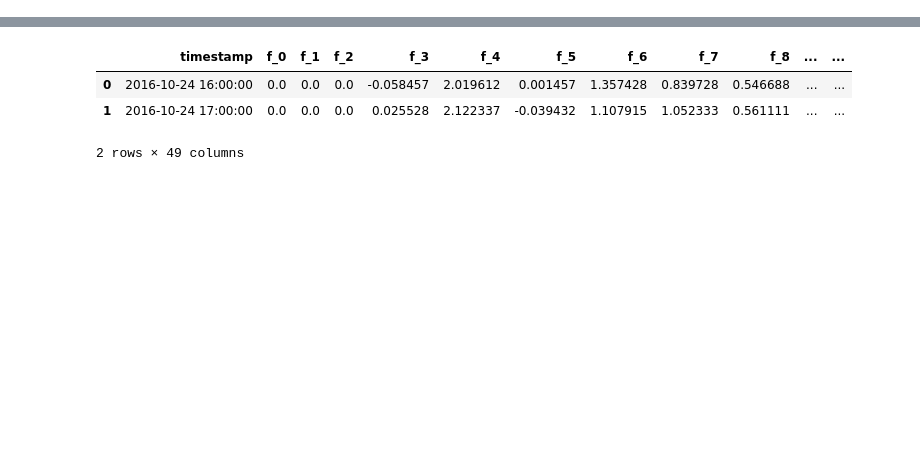
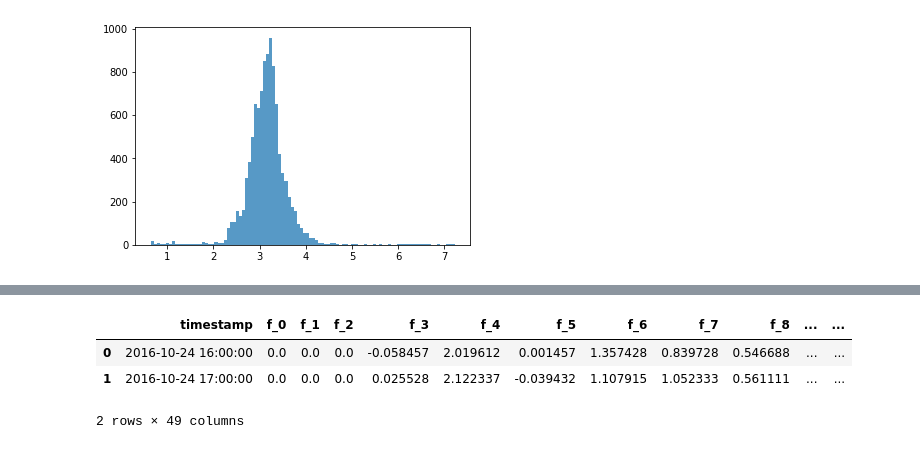
Before and after one commit to serzzh/SiburML, a Jupyter notebook: EDA_Sibur.ipynb, the cells around one changed output, grey strips where cells are left out. Cells and saved outputs as stored; diff of their text form; code cells hidden in the pictures; blank space fills up the shorter version.

```diff
--- a/EDA_Sibur.ipynb
+++ b/EDA_Sibur.ipynb
@@ -27,0 +45,4 @@ X.shape
+# %%
+n, bins, patches = plt.hist(y["target"], alpha=0.75, bins=100)
+# %% [output]
+[figure, added]
```
Also changed, not shown: parts of 16 cells of this notebook, 14 other files.
